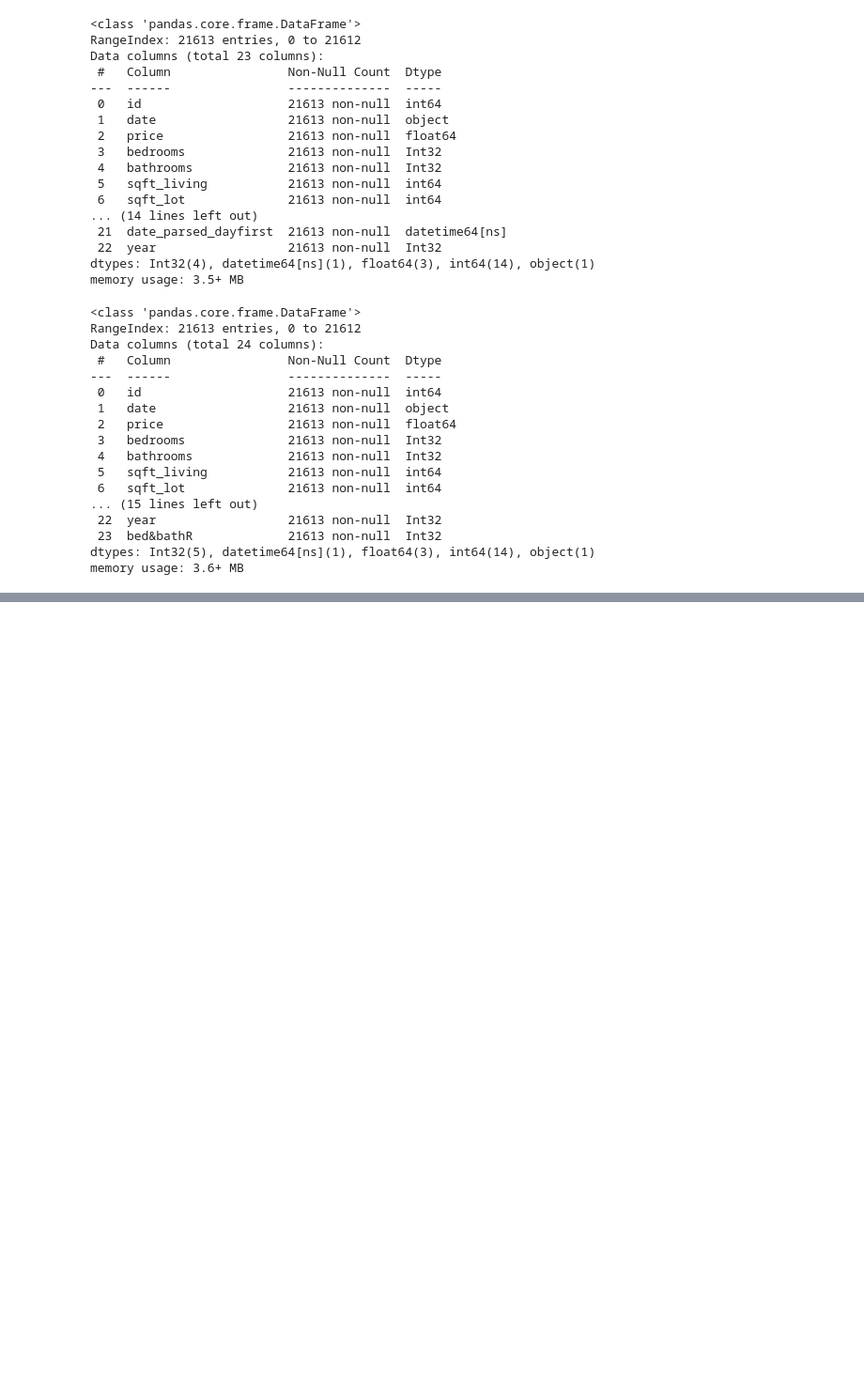
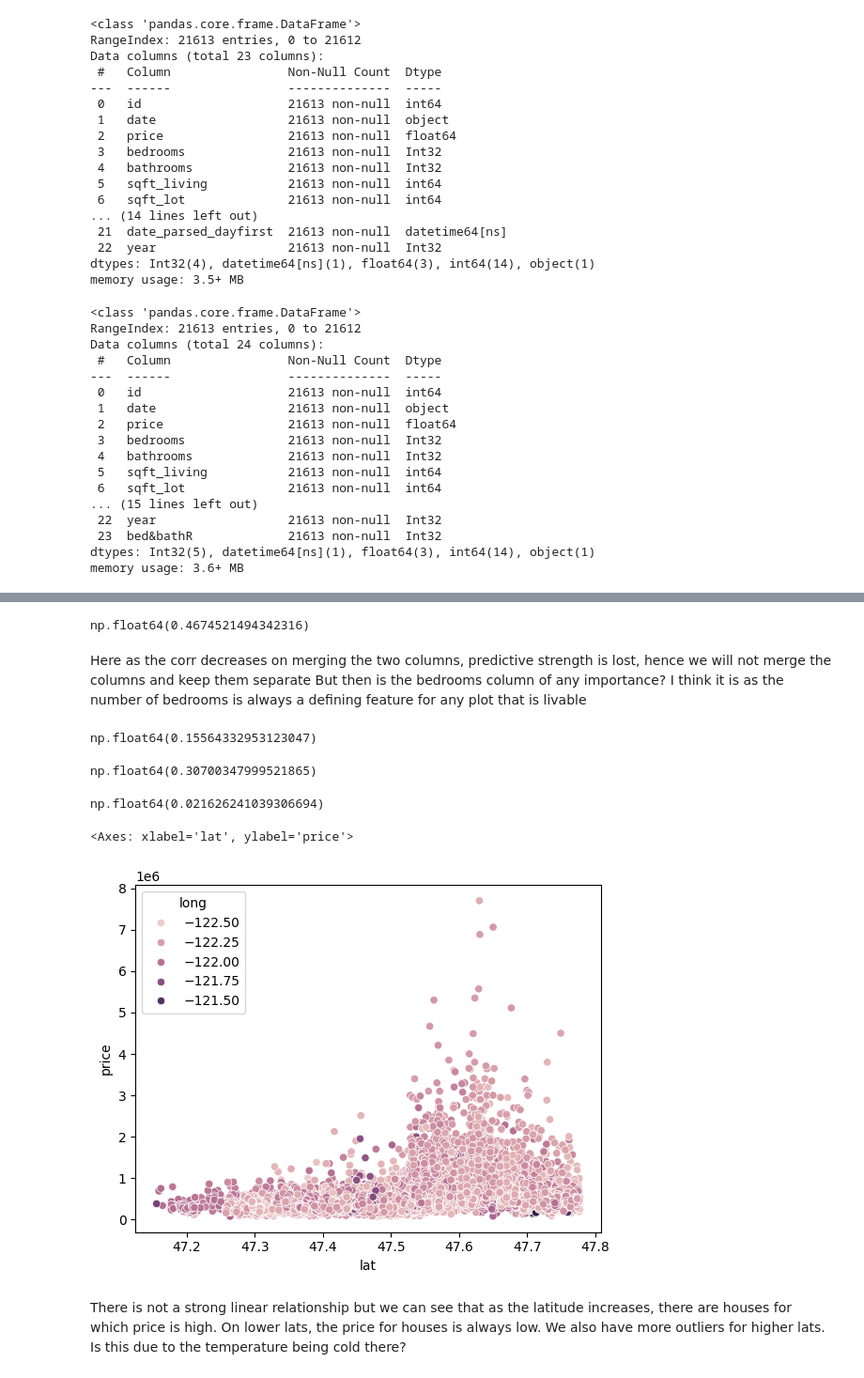
Before and after one commit to parth-4895/Machine-Learning, a Jupyter notebook: FeatureEngineering.ipynb, the cells around one changed output, grey strips where cells are left out. Shown at 94% size. Drawn from its saved outputs; the diff is of its cells as text; code cells hidden in the pictures; blank space fills up the shorter version.

```diff
--- a/FeatureEngineering.ipynb
+++ b/FeatureEngineering.ipynb
@@ -256,0 +269,2 @@ df
+# %%
+df["fraction_of_living"]= df["sqft_living"]/df["sqft_lot"]
@@ -256,0 +312,26 @@ df
+# %%
+df['bedrooms'].corr(df['bathrooms'], method="pearson")
+# %% [output]
+np.float64(0.4674521494342316)
+# %% [markdown]
+Here as the corr decreases on merging the two columns, predictive strength is lost, hence we will not merge the columns and keep them separate
+But then is the bedrooms column of any importance? I think it is as the number of bedrooms is always a defining feature for any plot that is livable
+# %%
+df['bedrooms'].corr(df['floors'], method="pearson")
+# %% [output]
+np.float64(0.15564332953123047)
+# %%
+df['price'].corr(df['lat'], method="pearson")
+# %% [output]
+np.float64(0.30700347999521865)
+# %%
+df['price'].corr(df['long'], method="pearson")
+# %% [output]
+np.float64(0.021626241039306694)
+# %%
+sns.scatterplot(df, x="lat", y="price", hue="long")
+# %% [output]
+<Axes: xlabel='lat', ylabel='price'>
+[figure, added]
+# %% [markdown]
+There is not a strong linear relationship but we can see that as the latitude increases, there are houses for which price is high. On lower lats, the price for houses is always low. We also have more outliers for higher lats. Is this due to the temperature being cold there?
```
Also changed, not shown: parts of 66 cells of this notebook.
